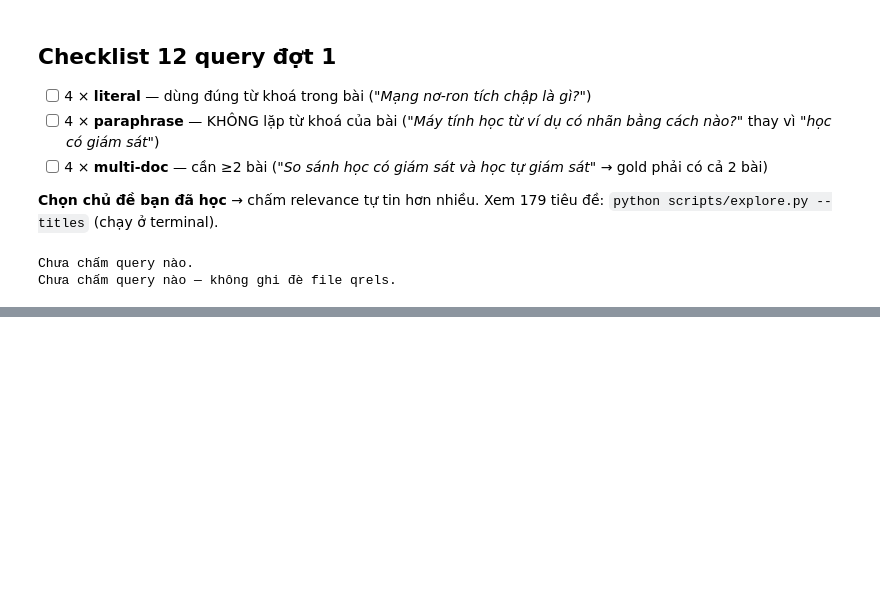
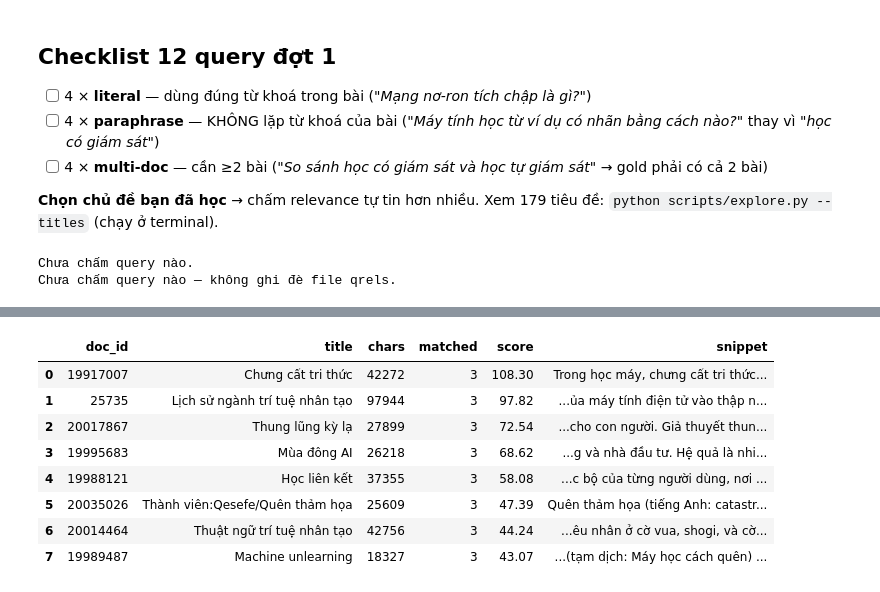
Before and after one commit to meiLNguyen/Vietnamese-RAG-Q-A, a Jupyter notebook: notebooks/00_authoring_qrels.ipynb, the cells around one changed output, grey strips where cells are left out. Saved outputs shown, nothing was run; the diff lists cells and outputs as text; code cells hidden in the pictures; blank space fills up the shorter version.

```diff
--- a/notebooks/00_authoring_qrels.ipynb
+++ b/notebooks/00_authoring_qrels.ipynb
@@ -168,0 +332,12 @@ Chưa chấm query nào — không ghi đè file qrels.
+# %%
+search("Chưng cất chi thức là gì?")
+# %% [output]
+|  | doc_id | title | chars | matched | score | snippet |
+| 0 | 19917007 | Chưng cất tri thức | 42272 | 3 | 108.30 | Trong học máy, chưng cất tri thức... |
+| 1 | 25735 | Lịch sử ngành trí tuệ nhân tạo | 97944 | 3 | 97.82 | ...ủa máy tính điện tử vào thập n... |
+| 2 | 20017867 | Thung lũng kỳ lạ | 27899 | 3 | 72.54 | ...cho con người. Giả thuyết thun... |
+| 3 | 19995683 | Mùa đông AI | 26218 | 3 | 68.62 | ...g và nhà đầu tư. Hệ quả là nhi... |
+| 4 | 19988121 | Học liên kết | 37355 | 3 | 58.08 | ...c bộ của từng người dùng, nơi ... |
+| 5 | 20035026 | Thành viên:Qesefe/Quên thảm họa | 25609 | 3 | 47.39 | Quên thảm họa (tiếng Anh: catastr... |
+| 6 | 20014464 | Thuật ngữ trí tuệ nhân tạo | 42756 | 3 | 44.24 | ...êu nhân ở cờ vua, shogi, và cờ... |
+| 7 | 19989487 | Machine unlearning | 18327 | 3 | 43.07 | ...(tạm dịch: Máy học cách quên) ... |
```
Also changed, not shown: parts of 20 cells of this notebook, 2 other files.
